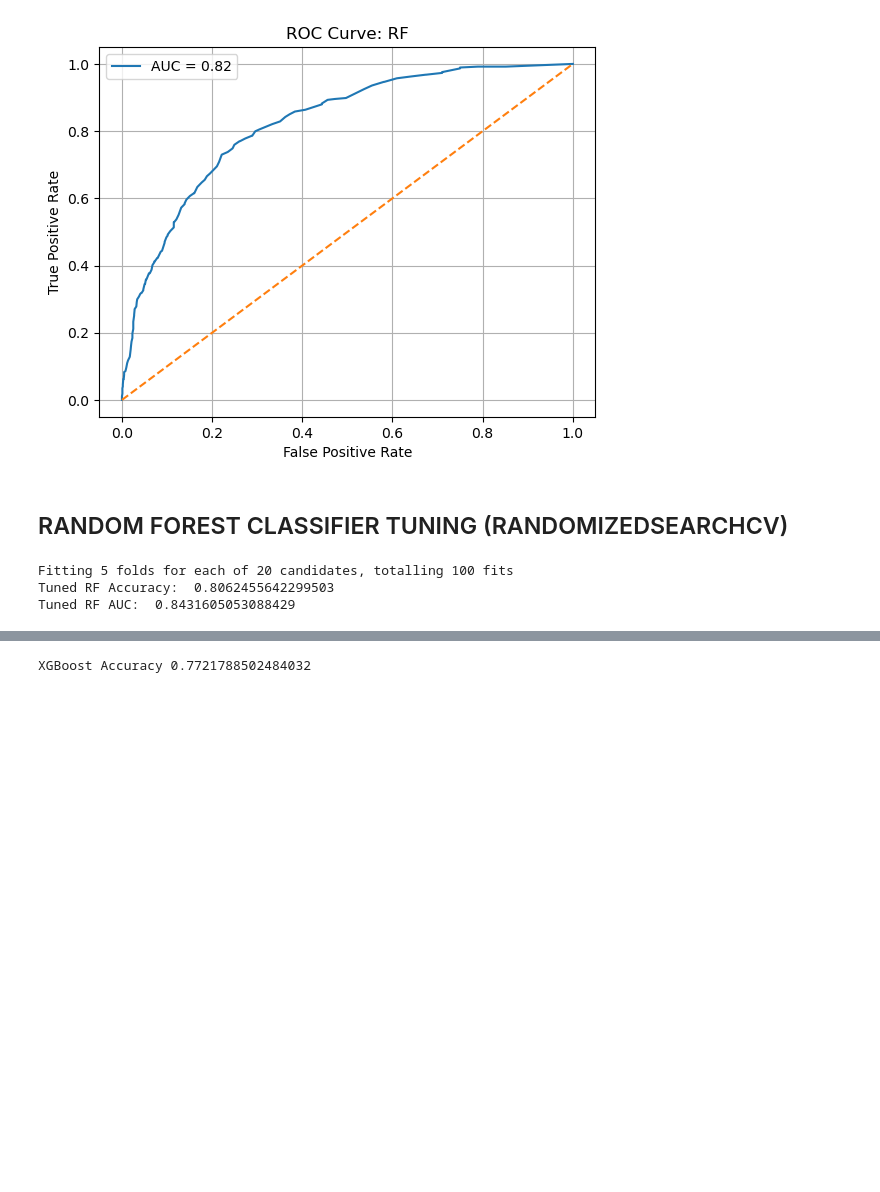
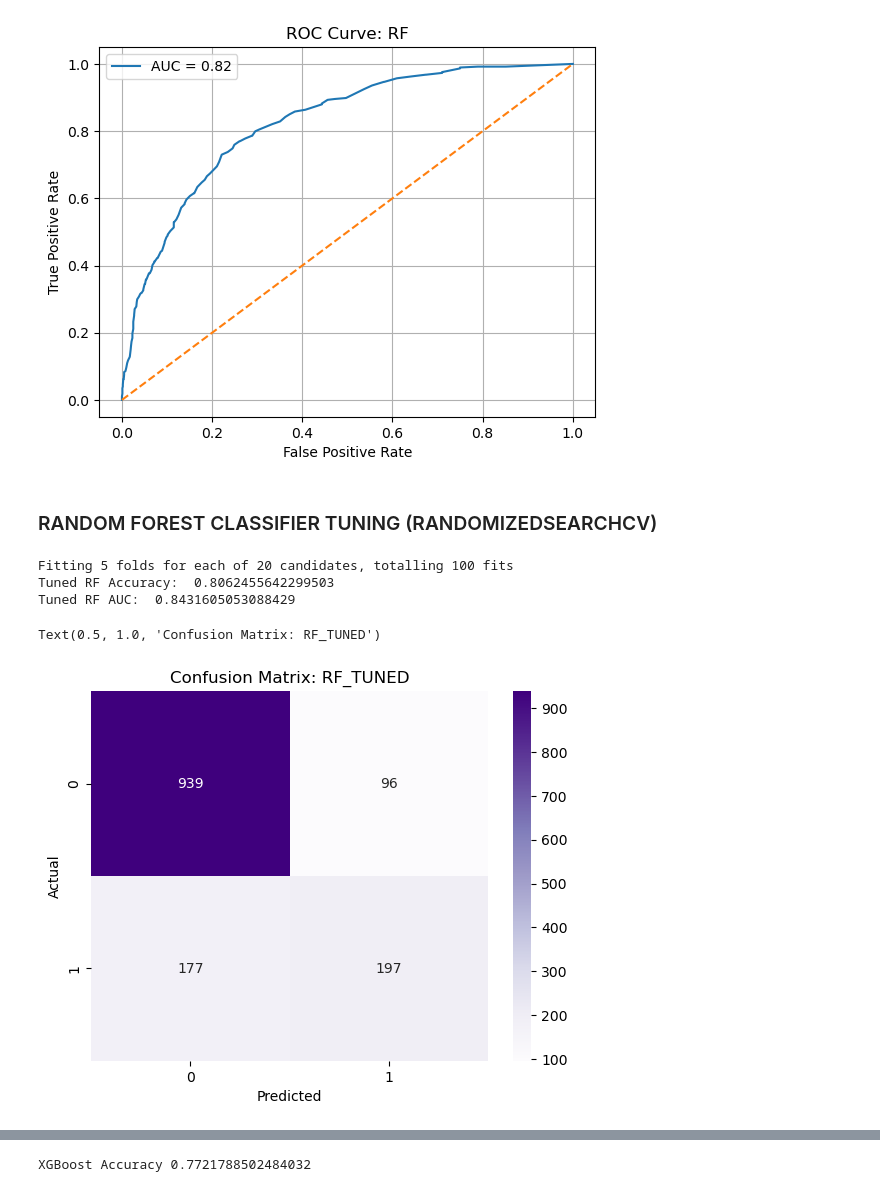
Before and after one commit to KennyKenzi/Churn_Prediction, a Jupyter notebook: notebooks/churn_modeling.ipynb, the cells around one changed output, grey strips where cells are left out. Drawn from its saved outputs; the diff is of its cells as text; code cells hidden in the pictures; blank space fills up the shorter version.

```diff
--- a/notebooks/data_exploration.ipynb
+++ b/notebooks/churn_modeling.ipynb
@@ -396,7 +413,7 @@ plt.show()
 Random Forest AUC: 0.8244232607403964
 [figure]
 # %% [markdown]
-## RANDOM FOREST CLASSIFIER TUNING (RANDOMIZEDSEARCHCV)
+### RANDOM FOREST CLASSIFIER TUNING (RANDOMIZEDSEARCHCV)
 # %%
 param_dist_rf = {
     'n_estimators': [100, 200, 300, 400, 500],
@@ -407,33 +424,43 @@ param_dist_rf = {
     'bootstrap': [True, False]
 }
 
 rf_model2 = RandomForestClassifier(random_state=42)
 
 rf_search = RandomizedSearchCV(
     rf_model2,
     param_distributions=param_dist_rf,
     n_iter=20,
     scoring='roc_auc',
     cv=5,
     verbose=1,
     random_state=42,
     n_jobs=-1
 )
 
+# FIT AND TRAIN
 rf_search.fit(X_train_scaled, y_train)
 best_rf = rf_search.best_estimator_
-
-
 
 y_pred_rf_hyp = rf_search.predict(X_test_scaled)
 y_pred_prob_rf_hyp = best_rf.predict_proba(X_test_scaled)[:,1]
 
+
+# ACCURACY AND AUC
 rf_accuracy_hyp = accuracy_score(y_test, y_pred_rf_hyp)
 print("Tuned RF Accuracy: ", rf_accuracy_hyp)
 auc_rf_tuned = roc_auc_score(y_test, y_pred_prob_rf_hyp)
 print("Tuned RF AUC: ", auc_rf_tuned)
+
+#Confusion Matrix
+cm_rf = confusion_matrix(y_test, y_pred_rf_hyp)
+sns.heatmap(cm_rf, annot=True, fmt='d', cmap='Purples')
+plt.xlabel('Predicted')
+plt.ylabel('Actual')
+plt.title('Confusion Matrix: RF_TUNED')
 # %% [output]
 Fitting 5 folds for each of 20 candidates, totalling 100 fits
 Tuned RF Accuracy:  0.8062455642299503
 Tuned RF AUC:  0.8431605053088429
+Text(0.5, 1.0, 'Confusion Matrix: RF_TUNED')
+[figure, added]
 # %% [markdown]
```
Also changed, not shown: parts of 18 cells of this notebook, 2 other files.
